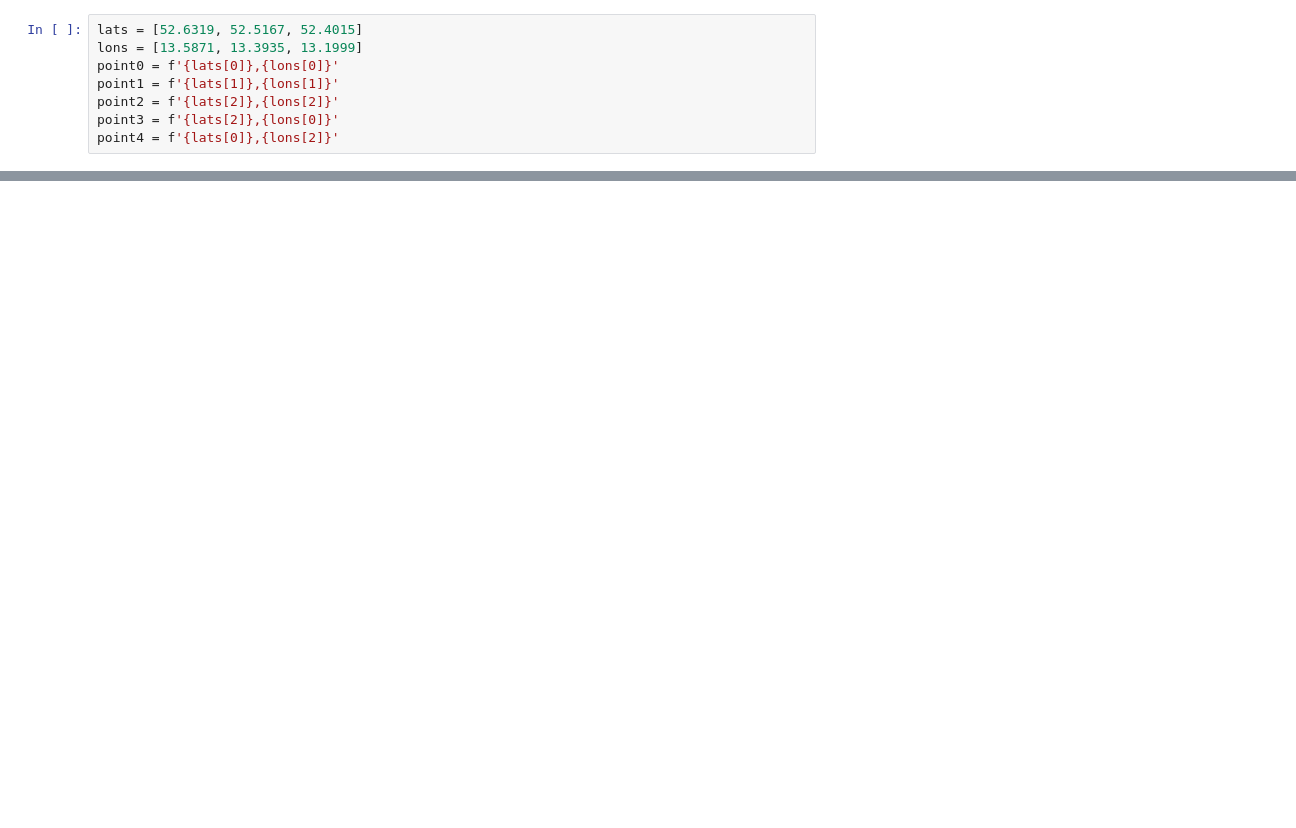
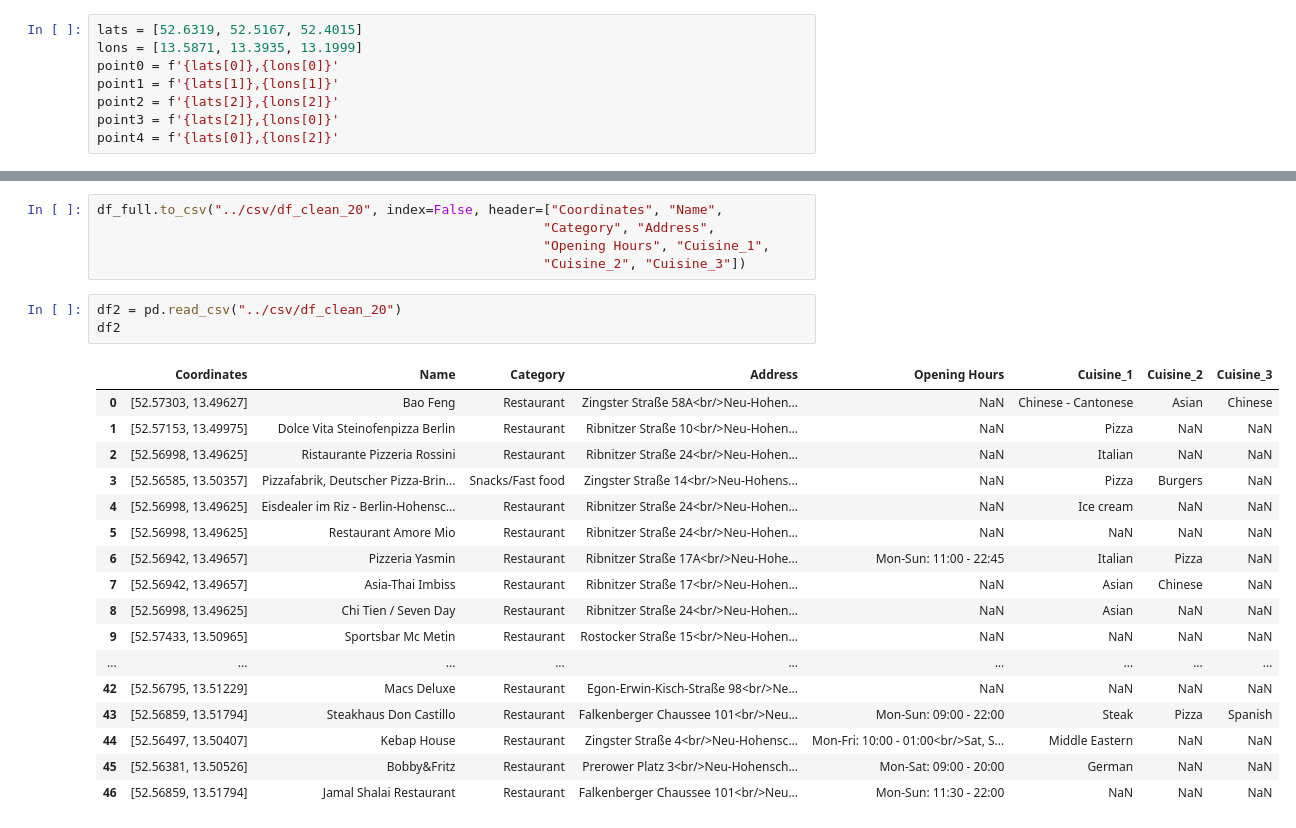
Before and after one commit to ayelenklas/geotracker, a Jupyter notebook: notebooks/castoldie_api_test.ipynb, the cells around one changed output, grey strips where cells are left out. Drawn from its saved outputs; the diff is of its cells as text; blank space fills up the shorter version.

```diff
--- a/notebooks/castoldie_api_test.ipynb
+++ b/notebooks/castoldie_api_test.ipynb
@@ -126,0 +134,26 @@ PARAMS
+# %%
+df_full.to_csv("../csv/df_clean_20", index=False, header=["Coordinates", "Name",
+                                                         "Category", "Address",
+                                                         "Opening Hours", "Cuisine_1",
+                                                         "Cuisine_2", "Cuisine_3"])
+# %%
+df2 = pd.read_csv("../csv/df_clean_20")
+df2
+# %% [output]
+|  | Coordinates | Name | Category | Address | Opening Hours | Cuisine_1 | Cuisine_2 | Cuisine_3 |
+| 0 | [52.57303, 13.49627] | Bao Feng | Restaurant | Zingster Straße 58A<br/>Neu-Hohen... | NaN | Chinese - Cantonese | Asian | Chinese |
+| 1 | [52.57153, 13.49975] | Dolce Vita Steinofenpizza Berlin | Restaurant | Ribnitzer Straße 10<br/>Neu-Hohen... | NaN | Pizza | NaN | NaN |
+| 2 | [52.56998, 13.49625] | Ristaurante Pizzeria Rossini | Restaurant | Ribnitzer Straße 24<br/>Neu-Hohen... | NaN | Italian | NaN | NaN |
+| 3 | [52.56585, 13.50357] | Pizzafabrik, Deutscher Pizza-Brin... | Snacks/Fast food | Zingster Straße 14<br/>Neu-Hohens... | NaN | Pizza | Burgers | NaN |
+| 4 | [52.56998, 13.49625] | Eisdealer im Riz - Berlin-Hohensc... | Restaurant | Ribnitzer Straße 24<br/>Neu-Hohen... | NaN | Ice cream | NaN | NaN |
+| 5 | [52.56998, 13.49625] | Restaurant Amore Mio | Restaurant | Ribnitzer Straße 24<br/>Neu-Hohen... | NaN | NaN | NaN | NaN |
+| 6 | [52.56942, 13.49657] | Pizzeria Yasmin | Restaurant | Ribnitzer Straße 17A<br/>Neu-Hohe... | Mon-Sun: 11:00 - 22:45 | Italian | Pizza | NaN |
+| 7 | [52.56942, 13.49657] | Asia-Thai Imbiss | Restaurant | Ribnitzer Straße 17<br/>Neu-Hohen... | NaN | Asian | Chinese | NaN |
+| 8 | [52.56998, 13.49625] | Chi Tien / Seven Day | Restaurant | Ribnitzer Straße 24<br/>Neu-Hohen... | NaN | Asian | NaN | NaN |
+| 9 | [52.57433, 13.50965] | Sportsbar Mc Metin | Restaurant | Rostocker Straße 15<br/>Neu-Hohen... | NaN | NaN | NaN | NaN |
+| ... | ... | ... | ... | ... | ... | ... | ... | ... |
+| 42 | [52.56795, 13.51229] | Macs Deluxe | Restaurant | Egon-Erwin-Kisch-Straße 98<br/>Ne... | NaN | NaN | NaN | NaN |
+| 43 | [52.56859, 13.51794] | Steakhaus Don Castillo | Restaurant | Falkenberger Chaussee 101<br/>Neu... | Mon-Sun: 09:00 - 22:00 | Steak | Pizza | Spanish |
+| 44 | [52.56497, 13.50407] | Kebap House | Restaurant | Zingster Straße 4<br/>Neu-Hohensc... | Mon-Fri: 10:00 - 01:00<br/>Sat, S... | Middle Eastern | NaN | NaN |
+| 45 | [52.56381, 13.50526] | Bobby&Fritz | Restaurant | Prerower Platz 3<br/>Neu-Hohensch... | Mon-Sat: 09:00 - 20:00 | German | NaN | NaN |
+| 46 | [52.56859, 13.51794] | Jamal Shalai Restaurant | Restaurant | Falkenberger Chaussee 101<br/>Neu... | Mon-Sun: 11:30 - 22:00 | NaN | NaN | NaN |
```
Also changed, not shown: parts of 11 cells of this notebook, 14 other files.
